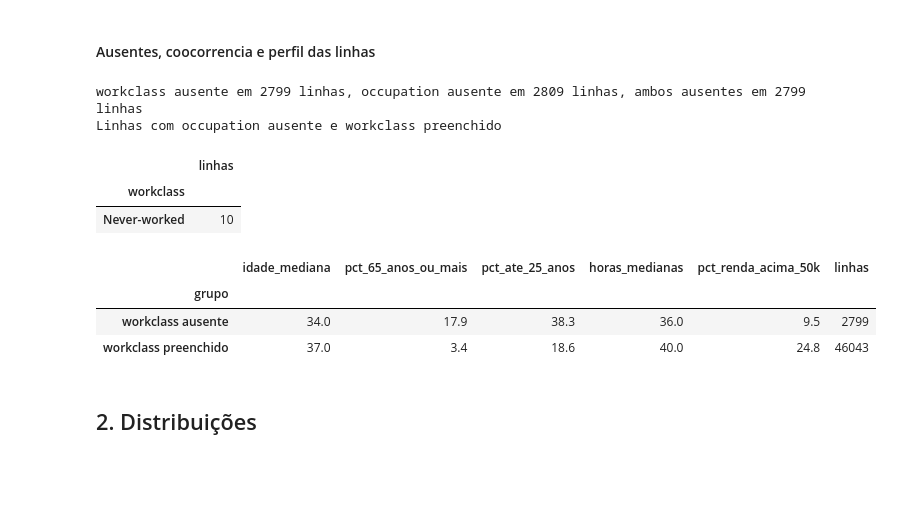
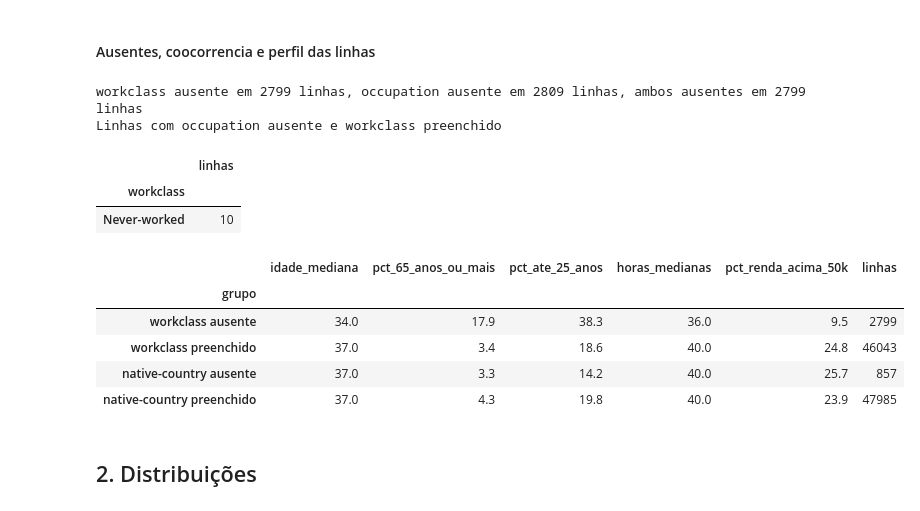
Before and after one commit to GalileuCMMoares/trabalho_AVD, a Jupyter notebook: src/parte_especifica/eda.ipynb, the cells around one changed output. Drawn from its saved outputs; the diff is of its cells as text; code cells hidden in the pictures; blank space fills up the shorter version.

```diff
--- a/src/parte_especifica/eda.ipynb
+++ b/src/parte_especifica/eda.ipynb
@@ -76,32 +76,39 @@ salvar("02_ausentes_vs_renda")
 # %%
 # [IA] Claude Code - coocorrencia dos ausentes e comparacao de idade, jornada e renda entre linhas com e sem ausente
 wc_aus = df["workclass"].isna()
 oc_aus = df["occupation"].isna()
+nc_aus = df["native-country"].isna()
 print(f"workclass ausente em {wc_aus.sum()} linhas, occupation ausente em {oc_aus.sum()} linhas, "
       f"ambos ausentes em {(wc_aus & oc_aus).sum()} linhas")
 print("Linhas com occupation ausente e workclass preenchido")
 display(df.loc[oc_aus & ~wc_aus, "workclass"].value_counts().to_frame("linhas"))
 
-grupo = wc_aus.map({True: "workclass ausente", False: "workclass preenchido"}).rename("grupo")
-perfil_aus = df.groupby(grupo).agg(
-    idade_mediana=("age", "median"),
-    pct_65_anos_ou_mais=("age", lambda s: (s >= 65).mean() * 100),
-    pct_ate_25_anos=("age", lambda s: (s <= 25).mean() * 100),
-    horas_medianas=("hours-per-week", "median"),
-    pct_renda_acima_50k=("alta_renda", lambda s: s.mean() * 100),
-    linhas=("age", "size"),
-)
-display(perfil_aus.round(1))
+
+def perfil(mascara, nome):
+    grupo = mascara.map({True: f"{nome} ausente", False: f"{nome} preenchido"}).rename("grupo")
+    return df.groupby(grupo).agg(
+        idade_mediana=("age", "median"),
+        pct_65_anos_ou_mais=("age", lambda s: (s >= 65).mean() * 100),
+        pct_ate_25_anos=("age", lambda s: (s <= 25).mean() * 100),
+        horas_medianas=("hours-per-week", "median"),
+        pct_renda_acima_50k=("alta_renda", lambda s: s.mean() * 100),
+        linhas=("age", "size"),
+    )
+
+
+display(pd.concat([perfil(wc_aus, "workclass"), perfil(nc_aus, "native-country")]).round(1))
 # %% [output]
 workclass ausente em 2799 linhas, occupation ausente em 2809 linhas, ambos ausentes em 2799 linhas
 Linhas com occupation ausente e workclass preenchido
 |  | linhas |
 | workclass |  |
 | Never-worked | 10 |
 |  | idade_mediana | pct_65_anos_ou_mais | pct_ate_25_anos | horas_medianas | pct_renda_acima_50k | linhas |
 | grupo |  |  |  |  |  |  |
 | workclass ausente | 34.0 | 17.9 | 38.3 | 36.0 | 9.5 | 2799 |
 | workclass preenchido | 37.0 | 3.4 | 18.6 | 40.0 | 24.8 | 46043 |
+| native-country ausente | 37.0 | 3.3 | 14.2 | 40.0 | 25.7 | 857 |
+| native-country preenchido | 37.0 | 4.3 | 19.8 | 40.0 | 23.9 | 47985 |
 # %% [markdown]
 ## 2. Distribuições
 # %%
```
Also changed, not shown: parts of 1 cell of this notebook, 14 other files.
